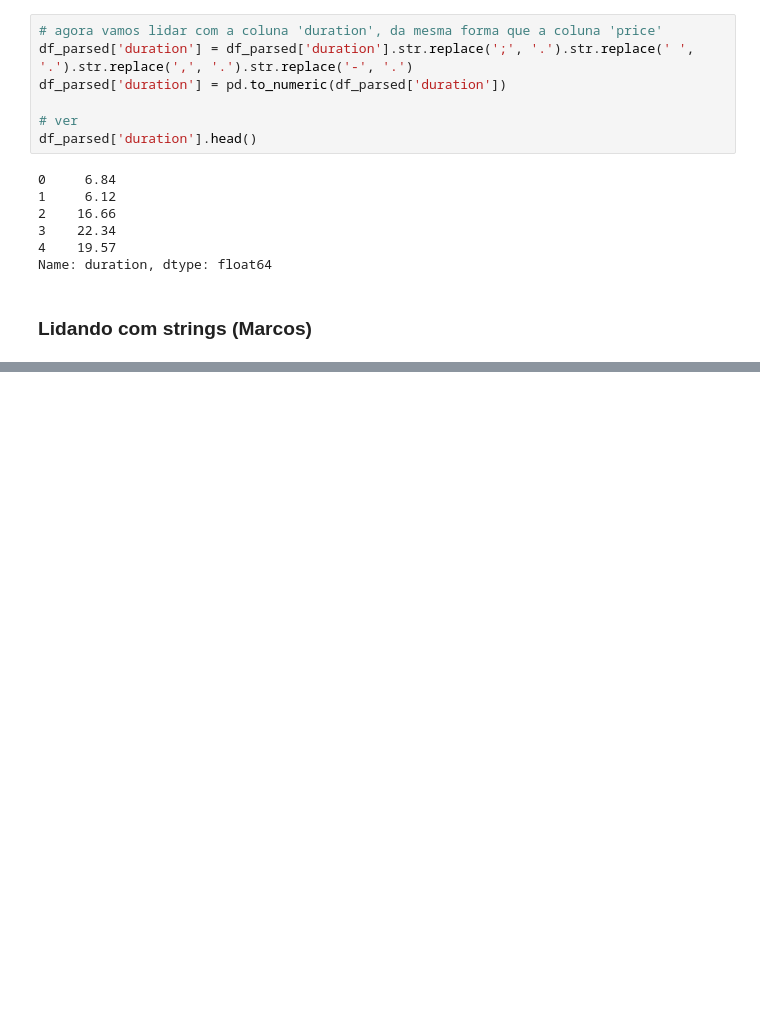
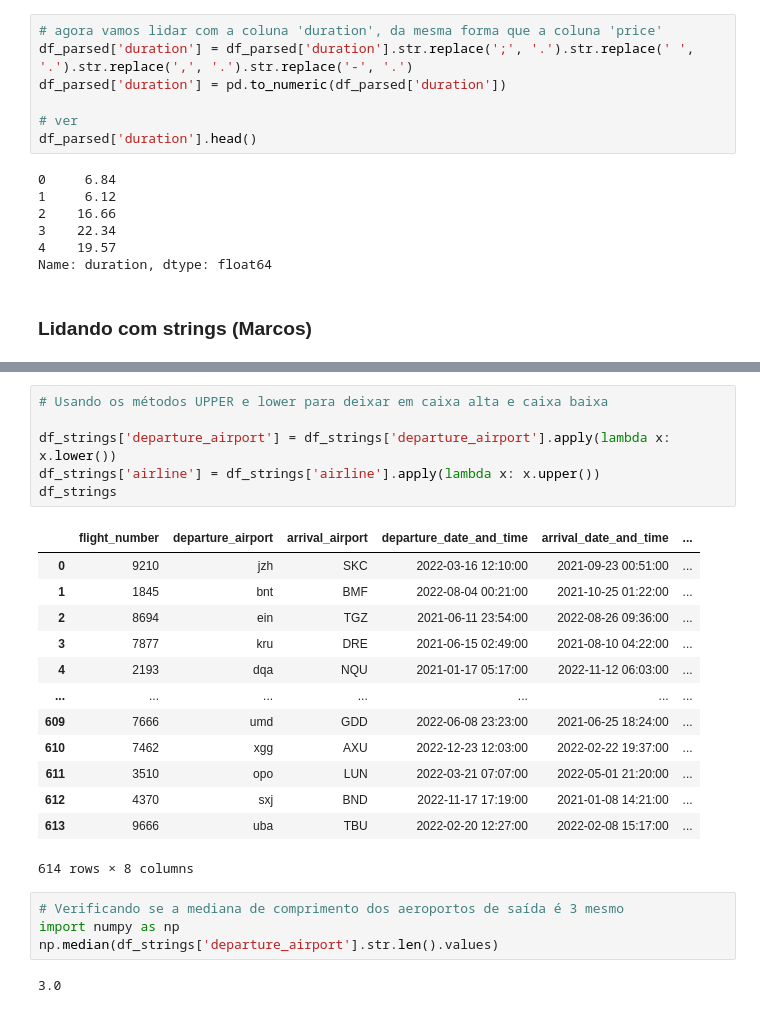
Before and after one commit to barbnrosa/trabalho-pandas, a Jupyter notebook: pandas.ipynb, the cells around one changed output, grey strips where cells are left out. Drawn from its saved outputs; the diff is of its cells as text; blank space fills up the shorter version.

```diff
--- a/pandas.ipynb
+++ b/pandas.ipynb
@@ -309,0 +327,26 @@ Name: duration, dtype: float64
+# %%
+# Usando os métodos UPPER e lower para deixar em caixa alta e caixa baixa
+
+df_strings['departure_airport'] = df_strings['departure_airport'].apply(lambda x: x.lower())
+df_strings['airline'] = df_strings['airline'].apply(lambda x: x.upper())
+df_strings
+# %% [output]
+|  | flight_number | departure_airport | arrival_airport | departure_date_and_time | arrival_date_and_time | ... |
+| 0 | 9210 | jzh | SKC | 2022-03-16 12:10:00 | 2021-09-23 00:51:00 | ... |
+| 1 | 1845 | bnt | BMF | 2022-08-04 00:21:00 | 2021-10-25 01:22:00 | ... |
+| 2 | 8694 | ein | TGZ | 2021-06-11 23:54:00 | 2022-08-26 09:36:00 | ... |
+| 3 | 7877 | kru | DRE | 2021-06-15 02:49:00 | 2021-08-10 04:22:00 | ... |
+| 4 | 2193 | dqa | NQU | 2021-01-17 05:17:00 | 2022-11-12 06:03:00 | ... |
+| ... | ... | ... | ... | ... | ... | ... |
+| 609 | 7666 | umd | GDD | 2022-06-08 23:23:00 | 2021-06-25 18:24:00 | ... |
+| 610 | 7462 | xgg | AXU | 2022-12-23 12:03:00 | 2022-02-22 19:37:00 | ... |
+| 611 | 3510 | opo | LUN | 2022-03-21 07:07:00 | 2022-05-01 21:20:00 | ... |
+| 612 | 4370 | sxj | BND | 2022-11-17 17:19:00 | 2021-01-08 14:21:00 | ... |
+| 613 | 9666 | uba | TBU | 2022-02-20 12:27:00 | 2022-02-08 15:17:00 | ... |
+614 rows × 8 columns
+# %%
+# Verificando se a mediana de comprimento dos aeroportos de saída é 3 mesmo
+import numpy as np
+np.median(df_strings['departure_airport'].str.len().values)
+# %% [output]
+3.0
```
Also changed, not shown: parts of 15 cells of this notebook, 1 other file.
